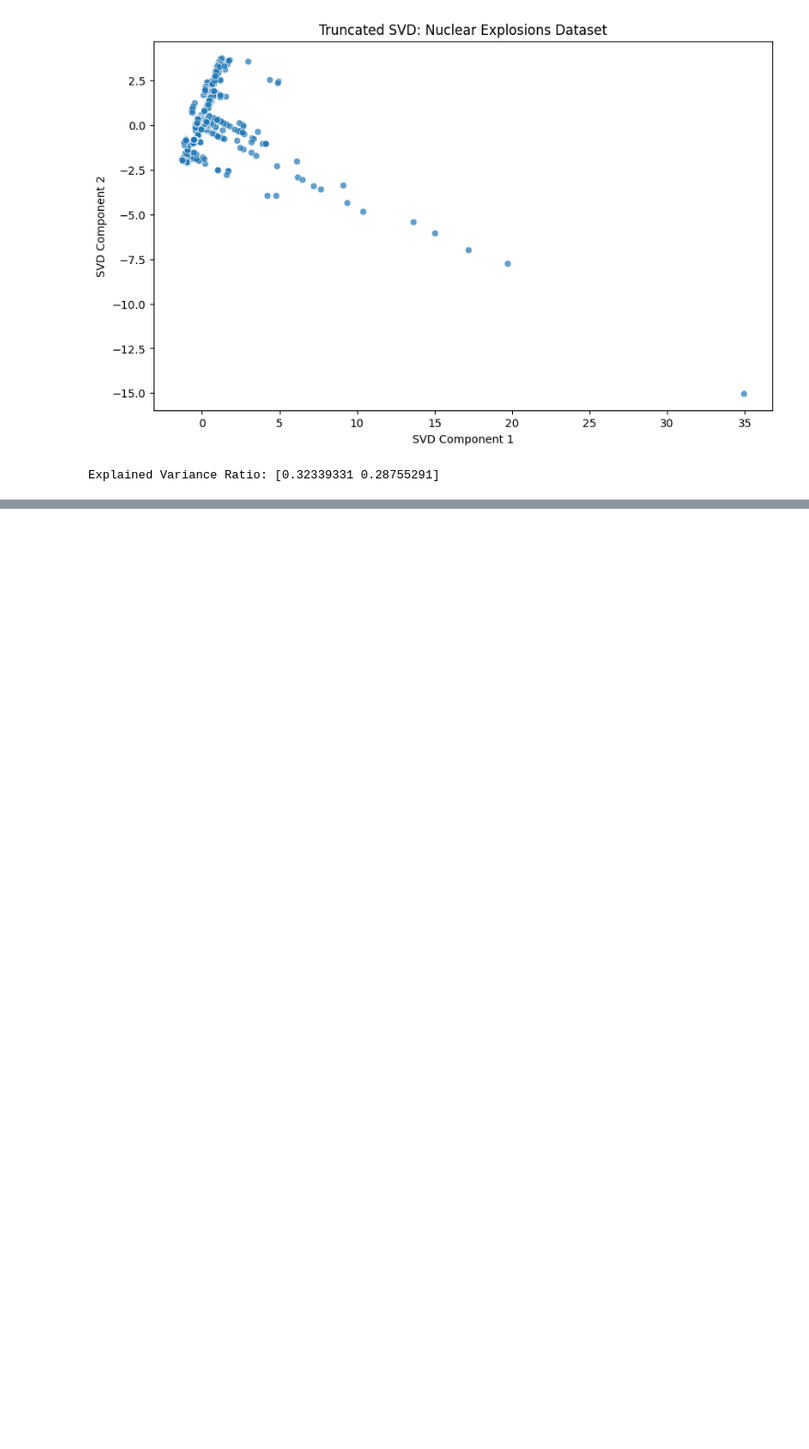
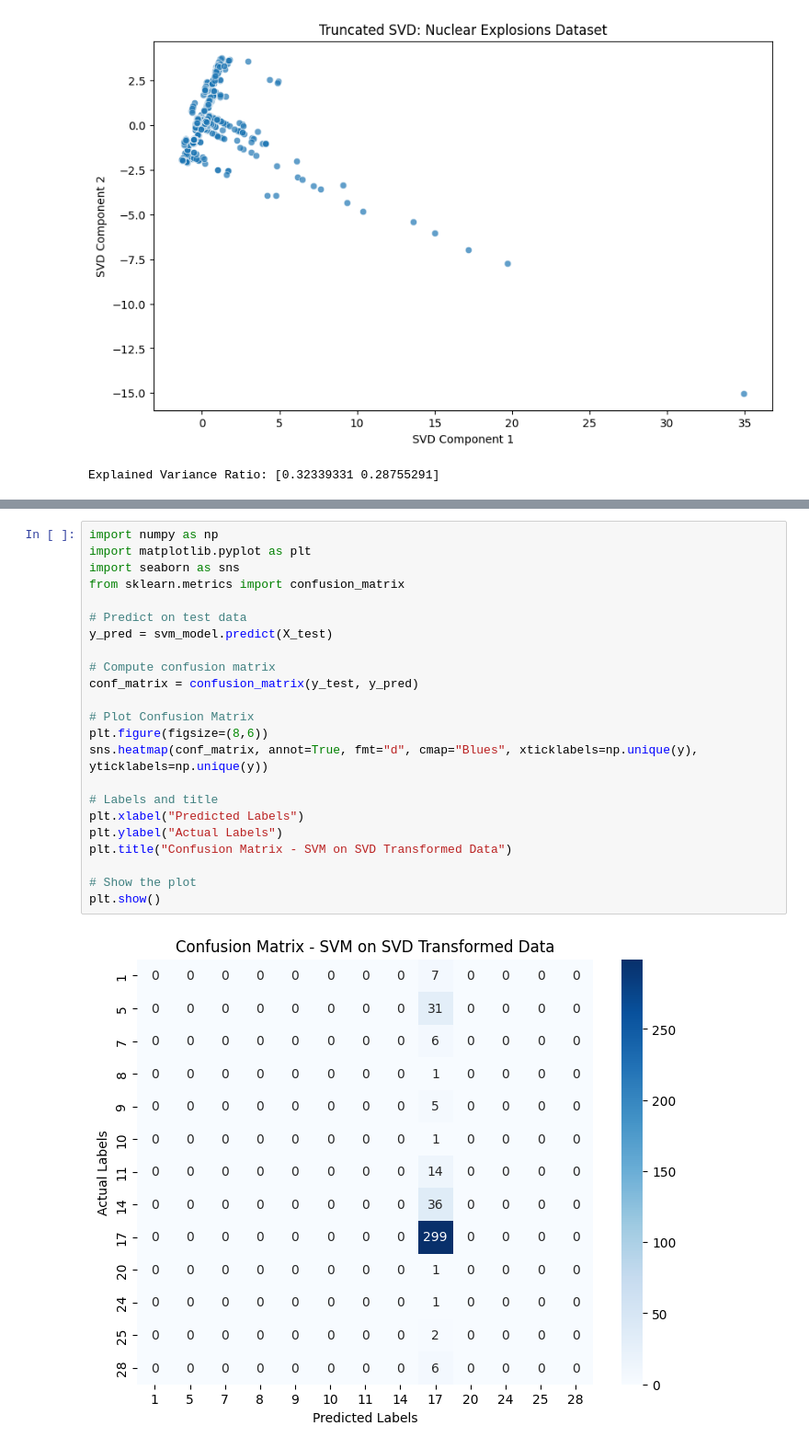
Before and after one commit to alinapradhan/Nuclear-Explosions-EDA, a Jupyter notebook: FDS24MBD023ipynb.ipynb, the cells around one changed output, grey strips where cells are left out. Shown at 92% size. Saved outputs shown, nothing was run; the diff lists cells and outputs as text; blank space fills up the shorter version.

```diff
--- a/FDS24MBD023ipynb.ipynb
+++ b/FDS24MBD023ipynb.ipynb
@@ -496,0 +567,25 @@ Explained Variance Ratio: [0.32339331 0.28755291]
+# %%
+import numpy as np
+import matplotlib.pyplot as plt
+import seaborn as sns
+from sklearn.metrics import confusion_matrix
+
+# Predict on test data
+y_pred = svm_model.predict(X_test)
+
+# Compute confusion matrix
+conf_matrix = confusion_matrix(y_test, y_pred)
+
+# Plot Confusion Matrix
+plt.figure(figsize=(8,6))
+sns.heatmap(conf_matrix, annot=True, fmt="d", cmap="Blues", xticklabels=np.unique(y), yticklabels=np.unique(y))
+
+# Labels and title
+plt.xlabel("Predicted Labels")
+plt.ylabel("Actual Labels")
+plt.title("Confusion Matrix - SVM on SVD Transformed Data")
+
+# Show the plot
+plt.show()
+# %% [output]
+[figure, added]
```
Also changed, not shown: parts of 6 cells of this notebook.
